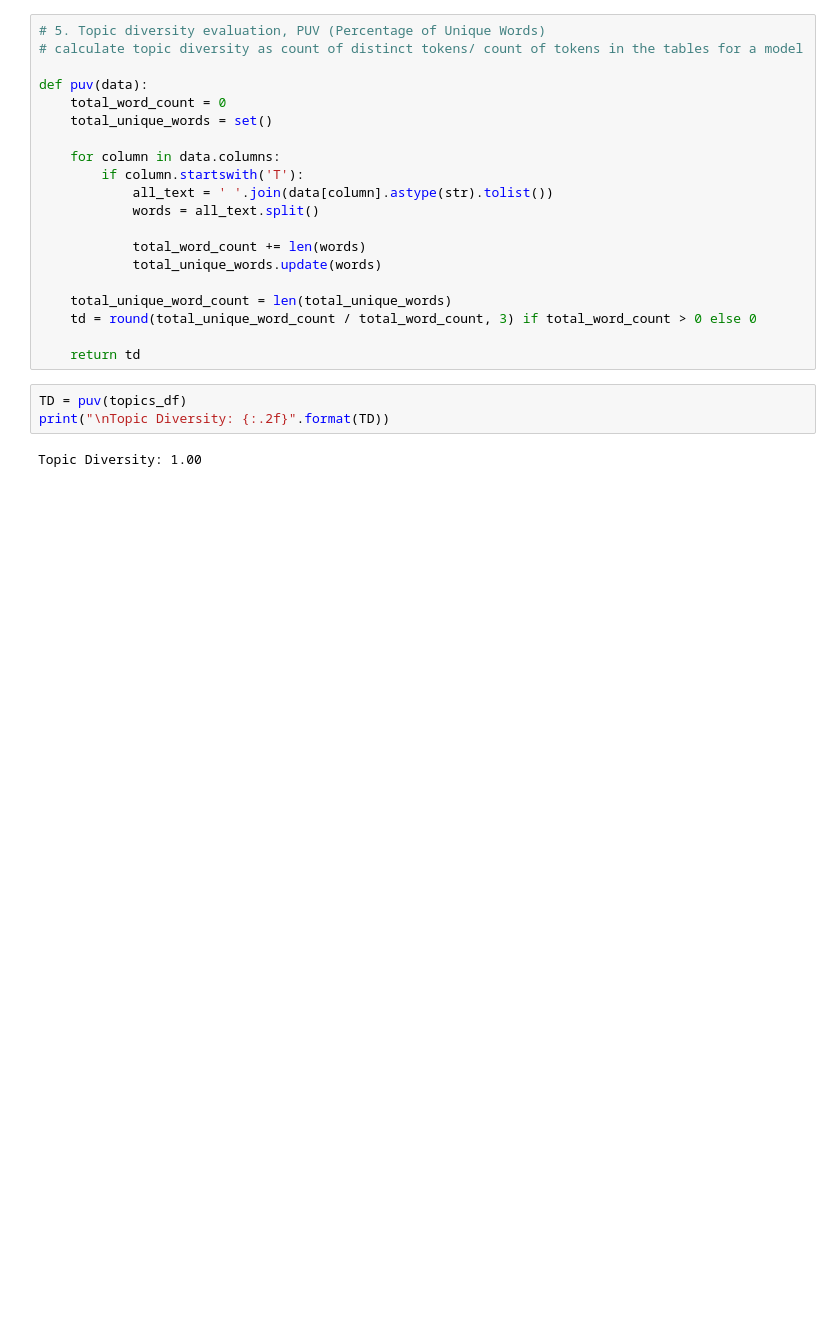
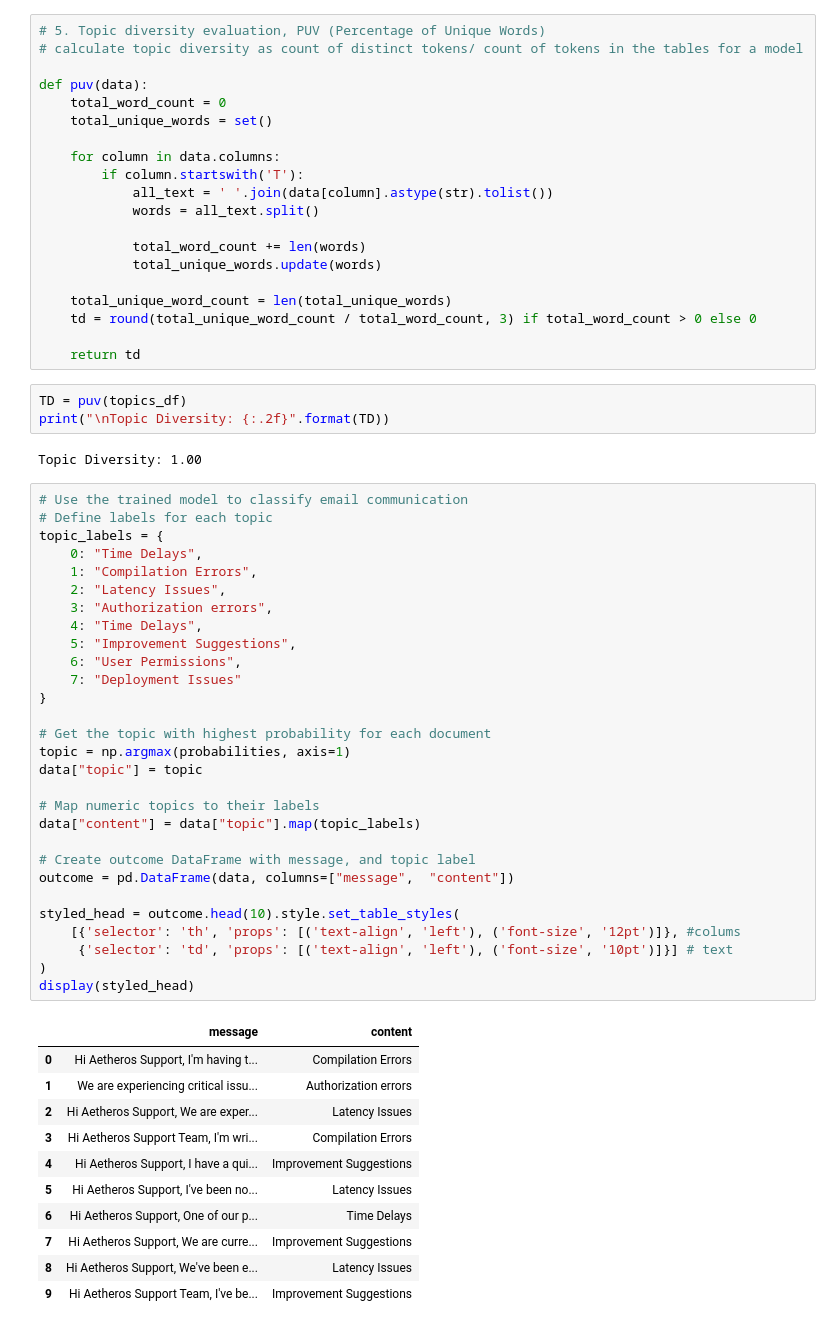
Before and after one commit to PetrKorab/Choose-the-Right-One-Evaluating-Topic-Models-for-Business-Intelligence, a Jupyter notebook: code_FASTopic.ipynb, the cells around one changed output. Saved outputs shown, nothing was run; the diff lists cells and outputs as text; blank space fills up the shorter version.

```diff
--- a/code_FASTopic.ipynb
+++ b/code_FASTopic.ipynb
@@ -383,3 +406,44 @@ TD = puv(topics_df)
 print("\nTopic Diversity: {:.2f}".format(TD))
 # %% [output]
 Topic Diversity: 1.00
+# %%
+# Use the trained model to classify email communication
+# Define labels for each topic
+topic_labels = {
+    0: "Time Delays",
+    1: "Compilation Errors",
+    2: "Latency Issues",
+    3: "Authorization errors",
+    4: "Time Delays",
+    5: "Improvement Suggestions",
+    6: "User Permissions",
+    7: "Deployment Issues"
+}
+
+# Get the topic with highest probability for each document
+topic = np.argmax(probabilities, axis=1)
+data["topic"] = topic
+
+# Map numeric topics to their labels
+data["content"] = data["topic"].map(topic_labels)
+
+# Create outcome DataFrame with message, and topic label
+outcome = pd.DataFrame(data, columns=["message",  "content"])
+
+styled_head = outcome.head(10).style.set_table_styles(
+    [{'selector': 'th', 'props': [('text-align', 'left'), ('font-size', '12pt')]}, #colums
+     {'selector': 'td', 'props': [('text-align', 'left'), ('font-size', '10pt')]}] # text
+)
+display(styled_head)
+# %% [output]
+|  | message | content |
+| 0 | Hi Aetheros Support, I'm having t... | Compilation Errors |
+| 1 | We are experiencing critical issu... | Authorization errors |
+| 2 | Hi Aetheros Support, We are exper... | Latency Issues |
+| 3 | Hi Aetheros Support Team, I'm wri... | Compilation Errors |
+| 4 | Hi Aetheros Support, I have a qui... | Improvement Suggestions |
+| 5 | Hi Aetheros Support, I've been no... | Latency Issues |
+| 6 | Hi Aetheros Support, One of our p... | Time Delays |
+| 7 | Hi Aetheros Support, We are curre... | Improvement Suggestions |
+| 8 | Hi Aetheros Support, We've been e... | Latency Issues |
+| 9 | Hi Aetheros Support Team, I've be... | Improvement Suggestions |
```
Also changed, not shown: parts of 9 cells of this notebook.
